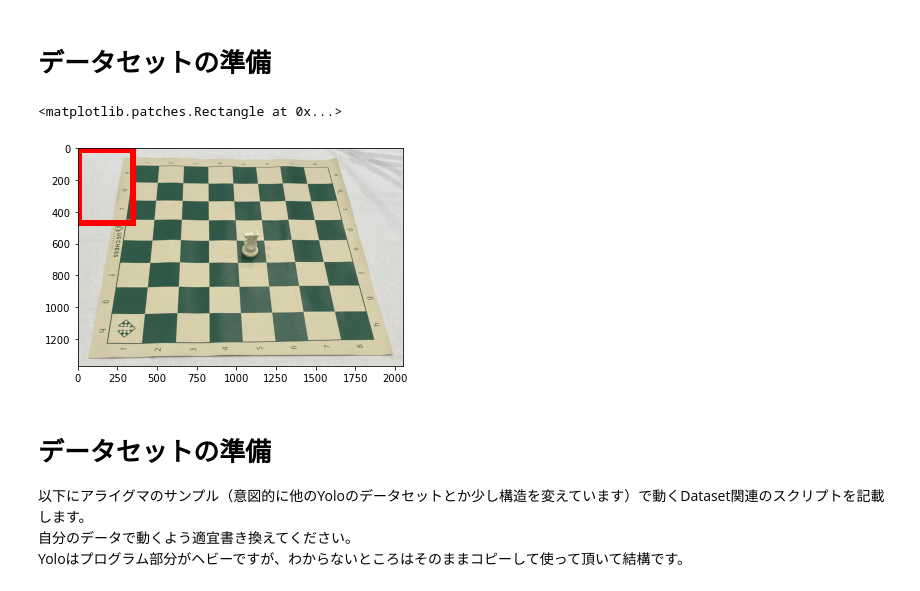
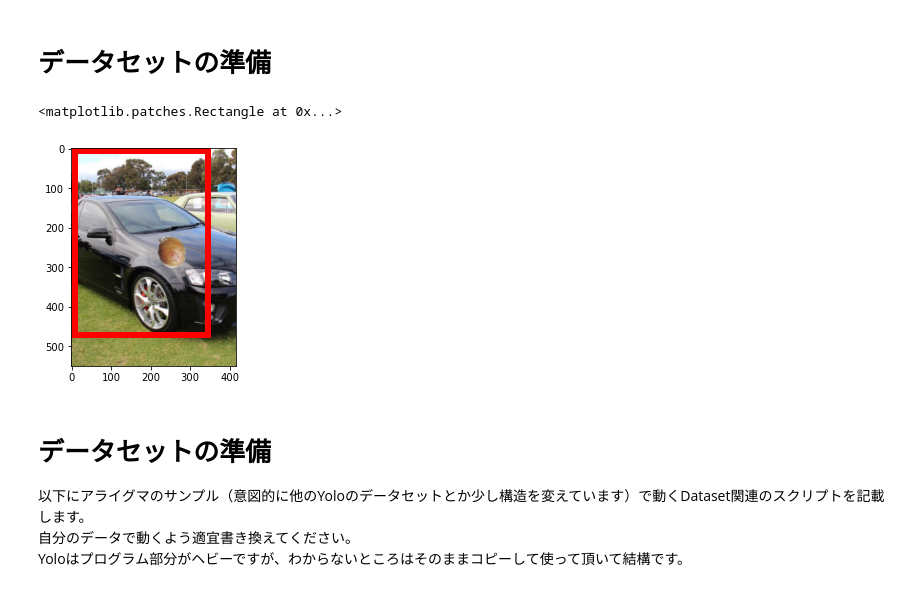
Before and after one commit to akiraenduo/mytutorials, a Jupyter notebook: nbs/huntercity_practice_3_2_mondai.ipynb, the cells around one changed output. Drawn from its saved outputs; the diff is of its cells as text; code cells hidden in the pictures.

```diff
--- a/nbs/huntercity_practice_3_2_mondai.ipynb
+++ b/nbs/huntercity_practice_3_2_mondai.ipynb
@@ -67,30 +70,30 @@ Archive:  roboflow.zip
 # %%
 # 以下はアライグマのサンプル
 # 自分のデータでみてみましょう
 
 # サンプルを一つみてみましょう
 
 from skimage import io
 import matplotlib.pyplot as plt
 %matplotlib inline
 
 import matplotlib.patches as patches
 from PIL import Image
 
-im = Image.open("test/images/5a35ba2ec3e0d0b2b12b1758a8ac29aa_jpg.rf.a907af85301c729635d6ab1c31eb31b2.jpg")
+im = Image.open("test2/images/4_jpg.rf.24a91ef0fd135bc8bc9174f986c47a13.jpg")
 
 # Create figure and axes
 fig, ax = plt.subplots()
 
 ax.imshow(im)
 
 rect = patches.Rectangle((10, 7), 336, 464, linewidth=6, edgecolor='r', facecolor='none')
 
 # Display the image
 ax.add_patch(rect)
 # %% [output]
 <matplotlib.patches.Rectangle at 0x...>
-[figure, old version]
+[figure, new version]
 # %% [markdown]
 # データセットの準備
 
```
Also changed, not shown: parts of 12 cells of this notebook, 5 other files.
